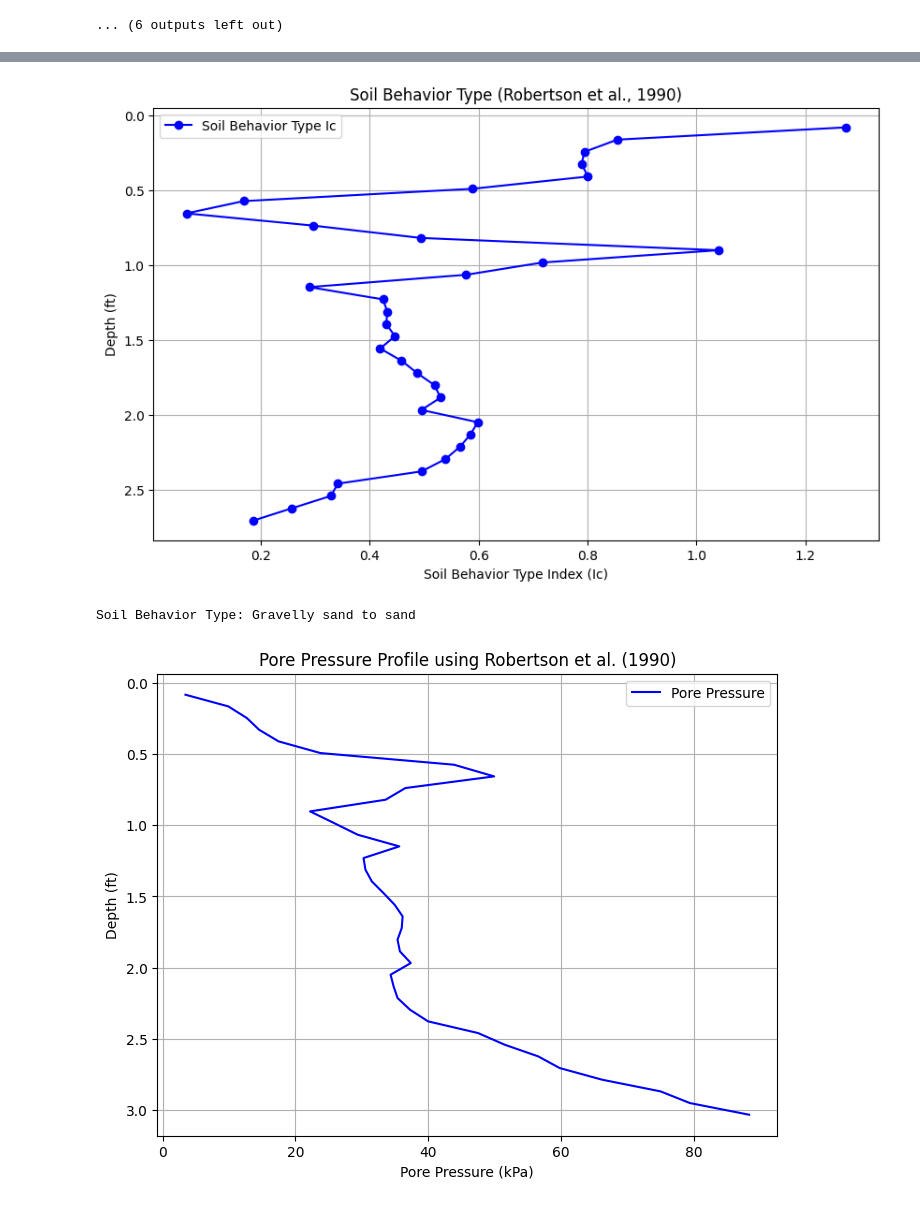
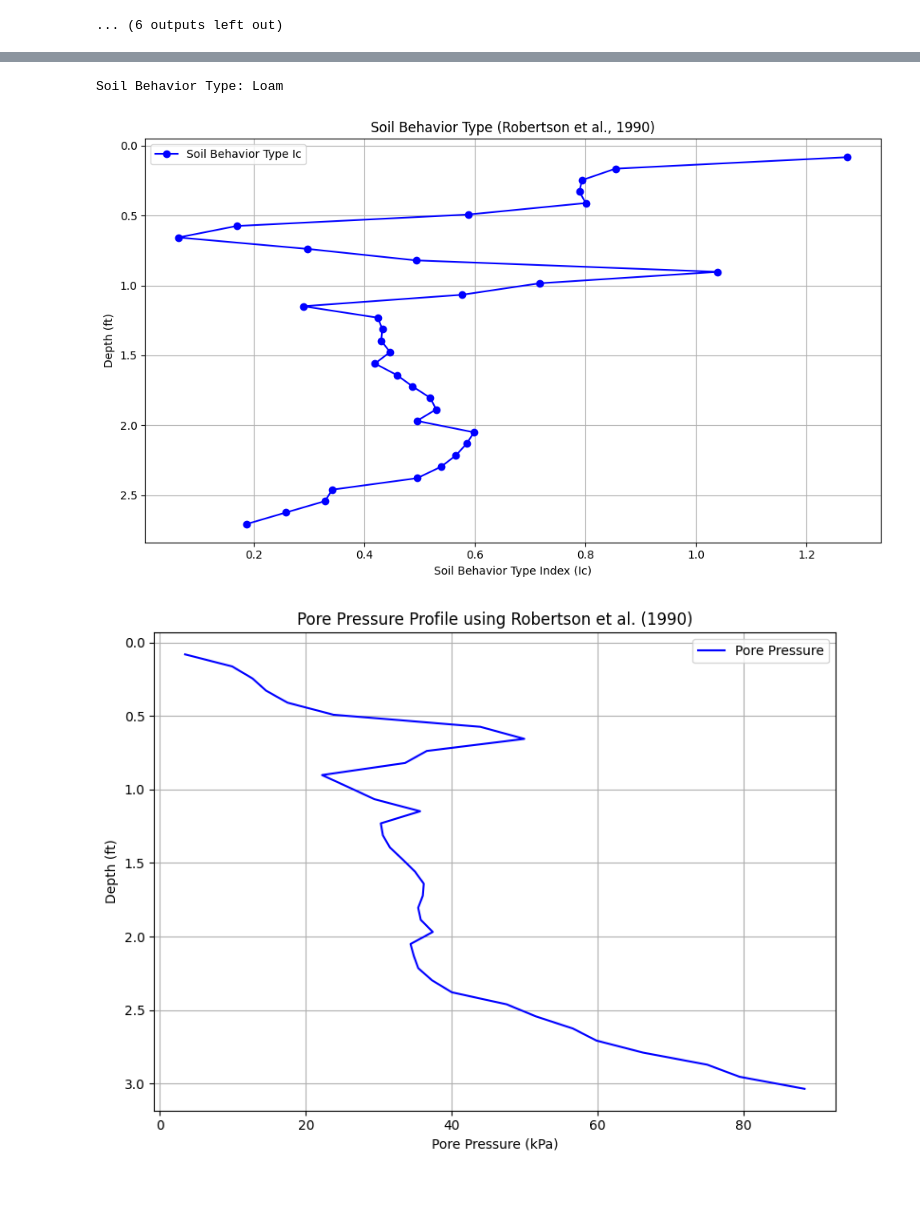
Before and after one commit to seanb7/GEOL-450, a Jupyter notebook: Python Lab 4.ipynb, the cells around one changed output, grey strips where cells are left out. Saved outputs shown, nothing was run; the diff lists cells and outputs as text; code cells hidden in the pictures.

```diff
--- a/Python Lab 4.ipynb
+++ b/Python Lab 4.ipynb
@@ -481,20 +544,27 @@ dataframe_names = ["cpt_cook_01", "spt_cook_02", "cpt_cook_03", "cpt_cook_04",
 # Loop through each DataFrame and create a plot
 for i, df in enumerate(dataframes):
     # Extract necessary columns
-    Rf = df['Rf_pct']  # Assuming 'Rf_pct' is the friction ration column
-    qt = df['qt_tsf']     # Assuming 'qt_tsf' is the corrected tip resistance column
+    depth = df['Depth_ft']  # Assuming 'Depth_ft' is the depth column
+    qt = df['qt_tsf']         # Assuming 'qt_tsf' is tip resistance
+
+    # Get 'u_ft' from the current DataFrame (df)
+    u = df['u_ft']  # Assuming 'u_ft' is the pore pressure column
 
     # Create plot
-    plt.figure(figsize=(20, 10))
-    plt.plot(qt, Rf, marker='o', linestyle='-', color='b', label='qt (Corrected Tip Resistance)')
+    plt.figure(figsize=(6, 8))
+    plt.plot(qt, depth, marker='o', linestyle='-', color='b', label='qt (Tip resistance)') # Plot qt vs depth
+
+    # Reverse y-axis since depth increases downward
+    plt.gca().invert_yaxis()
 
     # Labels and title
-    plt.xlabel("Friction Ratio (Rf)")
-    plt.ylabel("Corrected Tip Resistance (tsf)")
-    plt.title(f"CPT Profile: qt vs. RF for {dataframe_names[i]}")
+    plt.xlabel("qt (tsf)")  # Updated x-axis label
+    plt.ylabel("Depth (ft)")
+    plt.title(f"CPT Profile: qt vs. Depth for {dataframe_names[i]}")  # Updated title
     plt.legend()
     plt.grid()
 
     # Show plot
     plt.show()
+    plt.savefig('qt_vs_Depth.pdf')
 # %% [output]
@@ -607,0 +656,8 @@ for i, df in enumerate(dataframes):
+# %%
+# Display outlier row
+
+outlier_row = cpt_cook_03[cpt_cook_03['u_ft'] == cpt_cook_03['u_ft'].max()]
+print(outlier_row)
+
+# Drop the last row from cpt_cook_03 to remove the outlier
+cpt_cook_03_cleaned = cpt_cook_03.iloc[:-1]
@@ -691,37 +933,47 @@ def classify_soil(Ic):
         return "Silty sand to sandy silt"
     elif 2.60 <= Ic < 2.95:
         return "Silt mixtures: clayey silt to silty clay"
     elif 2.95 <= Ic < 3.60:
         return "Clays: silty clay to clay"
     else:
         return "Organic soils: peats"
 
 # Assuming 'df' is your DataFrame and 'depth' is a column in it
 depth = df['Depth_ft']
 
 # Calculate qt, Fs, and Ic for each row in the DataFrame
 # Assuming 'qc_tsf', 'fs_tsf', 'sigma_vo', 'sigma_vo_eff' are columns in 'df'
 # If 'sigma_vo' and 'sigma_vo_eff' are not in 'df', you'll need to calculate or define them
 df['qt'] = calculate_qt(df['qc_tsf'], df['sigma_vo'] if 'sigma_vo' in df else 0.1, df['sigma_vo_eff'] if 'sigma_vo_eff' in df else 0.08)
 df['Fs'] = calculate_Fs(df['fs_tsf'], df['qt'])
 df['Ic'] = calculate_Ic(df['qt'], df['Fs'])
 df['soil_type'] = df['Ic'].apply(classify_soil)
 
 # Now plot Ic vs. depth
 plt.figure(figsize=(10, 6))
 plt.plot(df['Ic'], depth, label='Soil Behavior Type Ic', color='b', marker='o')
 plt.gca().invert_yaxis()
 plt.xlabel('Soil Behavior Type Index (Ic)')
 plt.ylabel('Depth (ft)')
 plt.title('Soil Behavior Type (Robertson et al., 1990)')
 plt.legend()
 plt.grid(True)
+
+first_soil_type = df['soil_type'].iloc[0]
+second_soil_type = df['soil_type'].iloc[1]
+third_soil_type = df['soil_type'].iloc[2]
+
+print(f"Soil Behavior Type: {soil_type}")
+
+# Save to PDF
+plt.tight_layout()
+plt.savefig("soil_type_behavior_robertson1990.pdf")
+
+# Show plot
 plt.show()
-print(f"Soil Behavior Type: {soil_type}")
-plt.savefig('Soil_Type_Robertson et 1990.pdf')
 # %% [output]
+Soil Behavior Type: Loam
-[figure, old version]
+[figure, new version]
-Soil Behavior Type: Gravelly sand to sand
 # %%
 # Graphing Pore Pressure using Robertson et al 1990
 # Sample CPT data (depth in ft, cone resistance qc in MPa, sleeve friction fs in kPa)
@@ -746,10 +998,15 @@ plt.ylabel('Depth (ft)')
 plt.title('Pore Pressure Profile using Robertson et al. (1990)')
 plt.legend()
 plt.grid(True)
+
+# Save to PDF
+plt.tight_layout()
+plt.savefig("Pore_Pressure_robertson1990.pdf")
+
+# Show plot
 plt.show()
-plt.savefig('Pore_Pressure_Robertson 1990.pdf')
 # %% [output]
-[figure, old version]
+[figure, new version]
 # %%
 # Soil type Behavior using Schneider et al 2008
 import matplotlib.pyplot as plt
```
Also changed, not shown: parts of 17 cells of this notebook.
